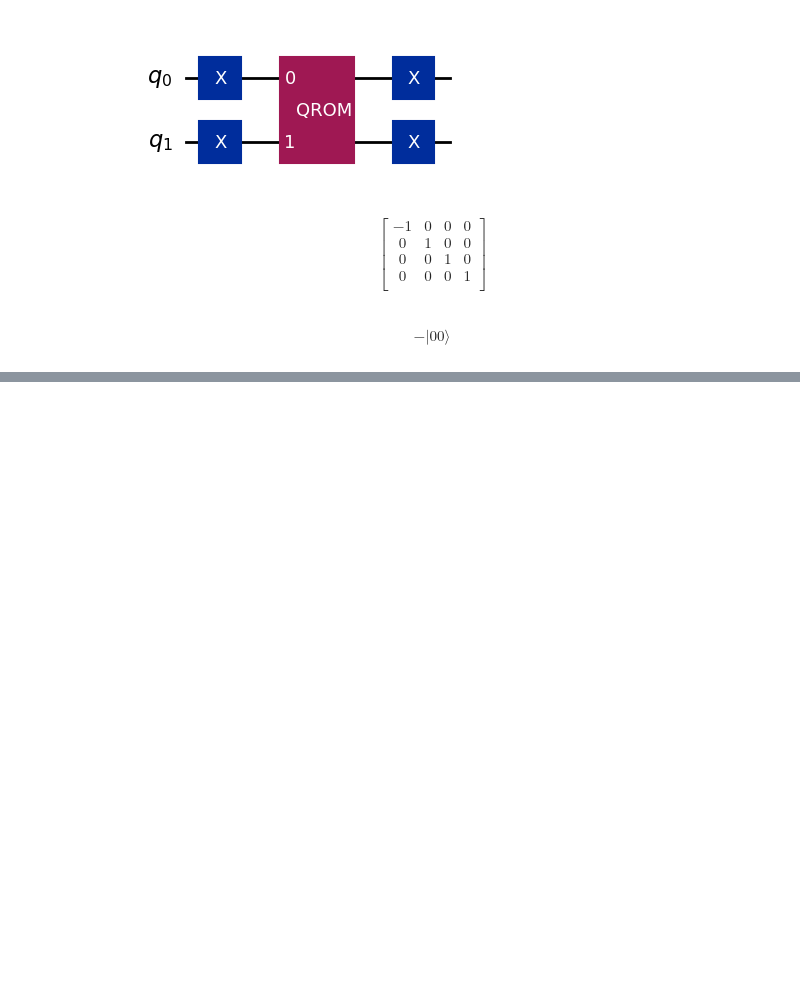
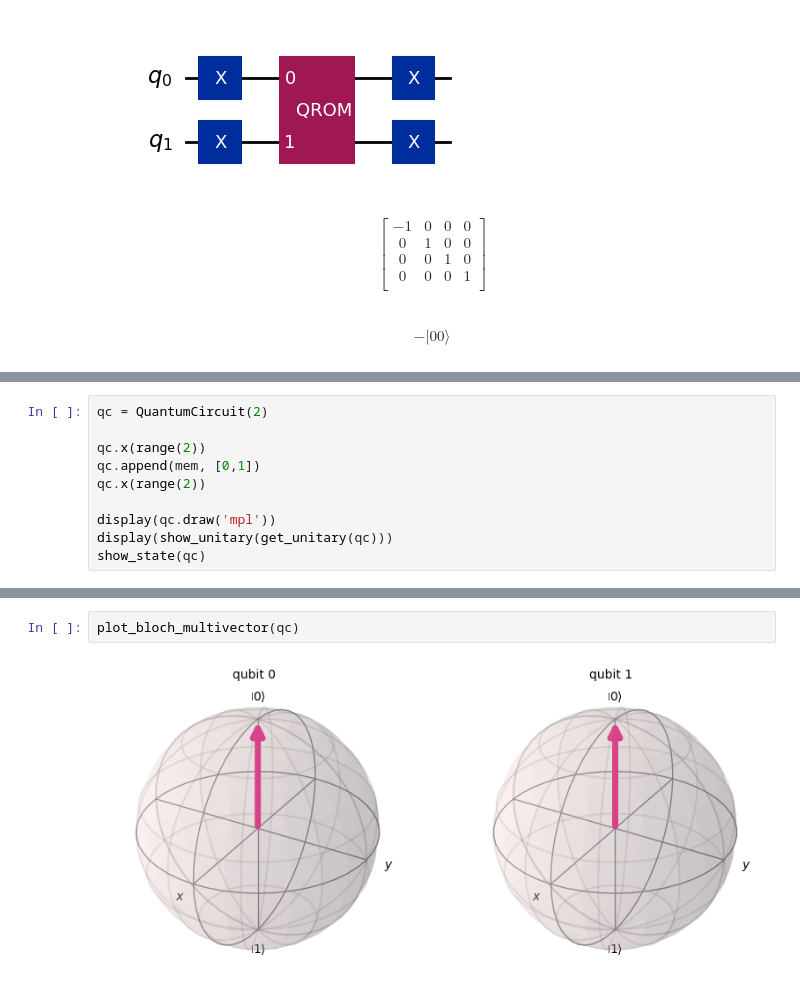
Before and after one commit to Dpbm/scientific-research-1-quantum-oracles, a Jupyter notebook: code/qram.ipynb, the cells around one changed output, grey strips where cells are left out. Cells and saved outputs as stored; diff of their text form; blank space fills up the shorter version.

```diff
--- a/code/qram.ipynb
+++ b/code/qram.ipynb
@@ -52,0 +77,10 @@ $$- |00\rangle$$
+# %%
+qc = QuantumCircuit(2)
+
+qc.x(range(2))
+qc.append(mem, [0,1])
+qc.x(range(2))
+
+display(qc.draw('mpl'))
+display(show_unitary(get_unitary(qc)))
+show_state(qc)
@@ -52,0 +98,4 @@ $$- |00\rangle$$
+# %%
+plot_bloch_multivector(qc)
+# %% [output]
+[figure, added]
```
Also changed, not shown: parts of 11 cells of this notebook.
